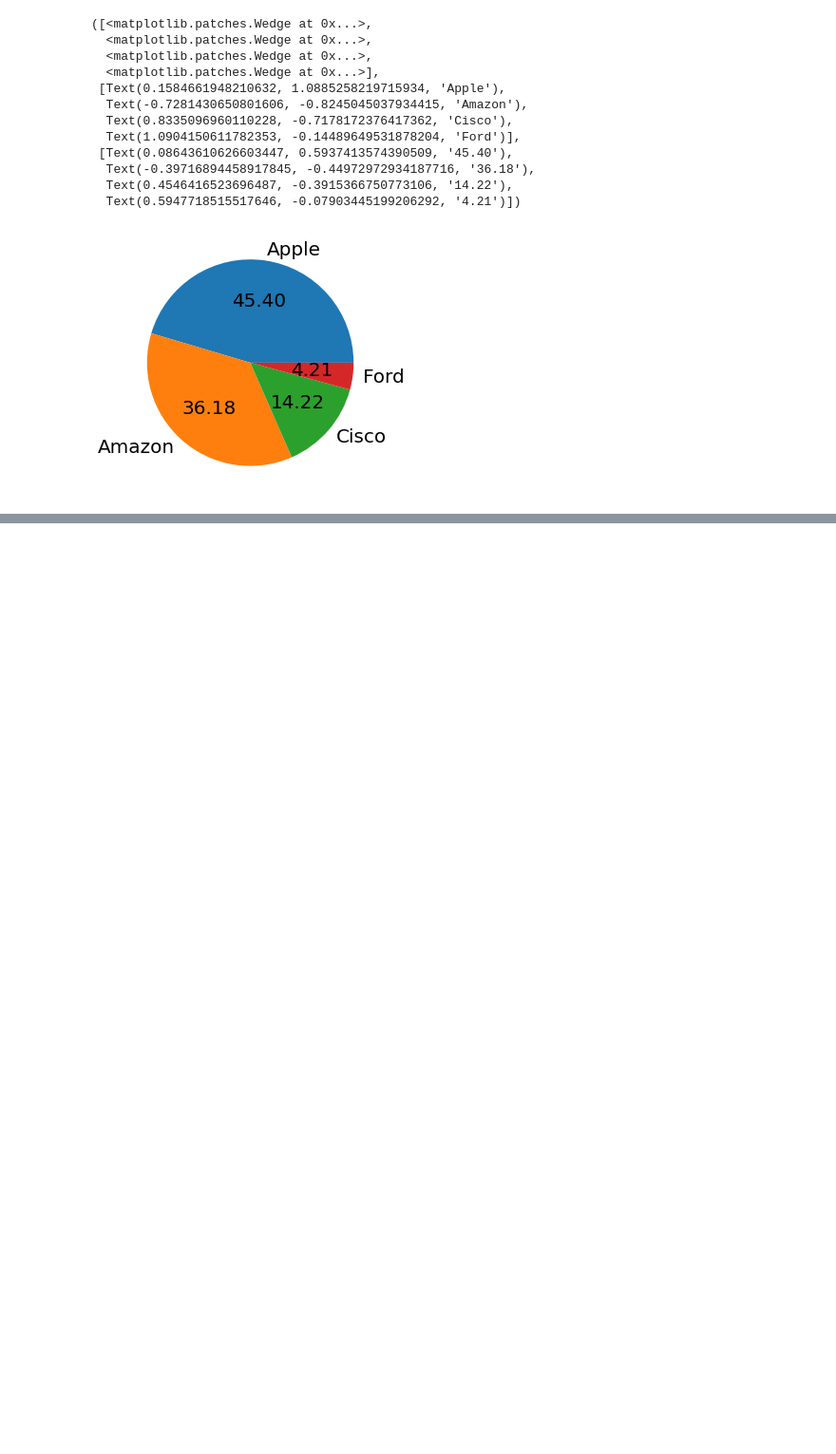
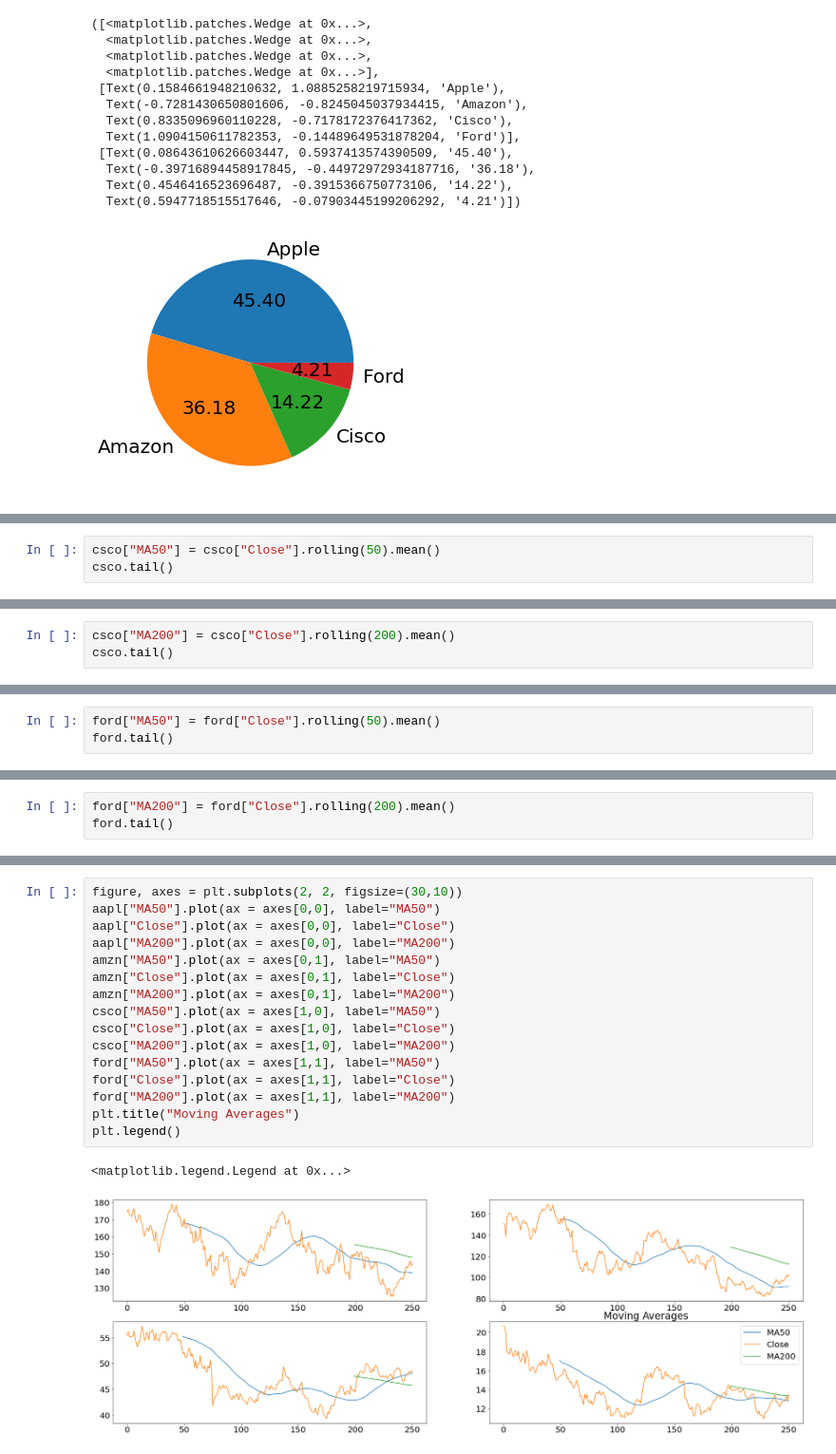
Before and after one commit to SparkyGoLarky/SparkyGoLarky, a Jupyter notebook: Compare_trading_volume_of_stocks_with_Python.ipynb, the cells around one changed output, grey strips where cells are left out. Shown at 95% size. Cells and saved outputs as stored; diff of their text form; blank space fills up the shorter version.

```diff
--- a/Compare_trading_volume_of_stocks_with_Python.ipynb
+++ b/Compare_trading_volume_of_stocks_with_Python.ipynb
@@ -84,0 +187,3 @@ plt.pie(close_average, labels=labels, autopct="%.2f")
+# %%
+csco["MA50"] = csco["Close"].rolling(50).mean()
+csco.tail()
@@ -84,0 +197,3 @@ plt.pie(close_average, labels=labels, autopct="%.2f")
+# %%
+csco["MA200"] = csco["Close"].rolling(200).mean()
+csco.tail()
@@ -84,0 +207,3 @@ plt.pie(close_average, labels=labels, autopct="%.2f")
+# %%
+ford["MA50"] = ford["Close"].rolling(50).mean()
+ford.tail()
@@ -84,0 +217,3 @@ plt.pie(close_average, labels=labels, autopct="%.2f")
+# %%
+ford["MA200"] = ford["Close"].rolling(200).mean()
+ford.tail()
@@ -84,0 +227,19 @@ plt.pie(close_average, labels=labels, autopct="%.2f")
+# %%
+figure, axes = plt.subplots(2, 2, figsize=(30,10))
+aapl["MA50"].plot(ax = axes[0,0], label="MA50")
+aapl["Close"].plot(ax = axes[0,0], label="Close")
+aapl["MA200"].plot(ax = axes[0,0], label="MA200")
+amzn["MA50"].plot(ax = axes[0,1], label="MA50")
+amzn["Close"].plot(ax = axes[0,1], label="Close")
+amzn["MA200"].plot(ax = axes[0,1], label="MA200")
+csco["MA50"].plot(ax = axes[1,0], label="MA50")
+csco["Close"].plot(ax = axes[1,0], label="Close")
+csco["MA200"].plot(ax = axes[1,0], label="MA200")
+ford["MA50"].plot(ax = axes[1,1], label="MA50")
+ford["Close"].plot(ax = axes[1,1], label="Close")
+ford["MA200"].plot(ax = axes[1,1], label="MA200")
+plt.title("Moving Averages")
+plt.legend()
+# %% [output]
+<matplotlib.legend.Legend at 0x...>
+[figure, added]
```
Also changed, not shown: parts of 28 cells of this notebook.
